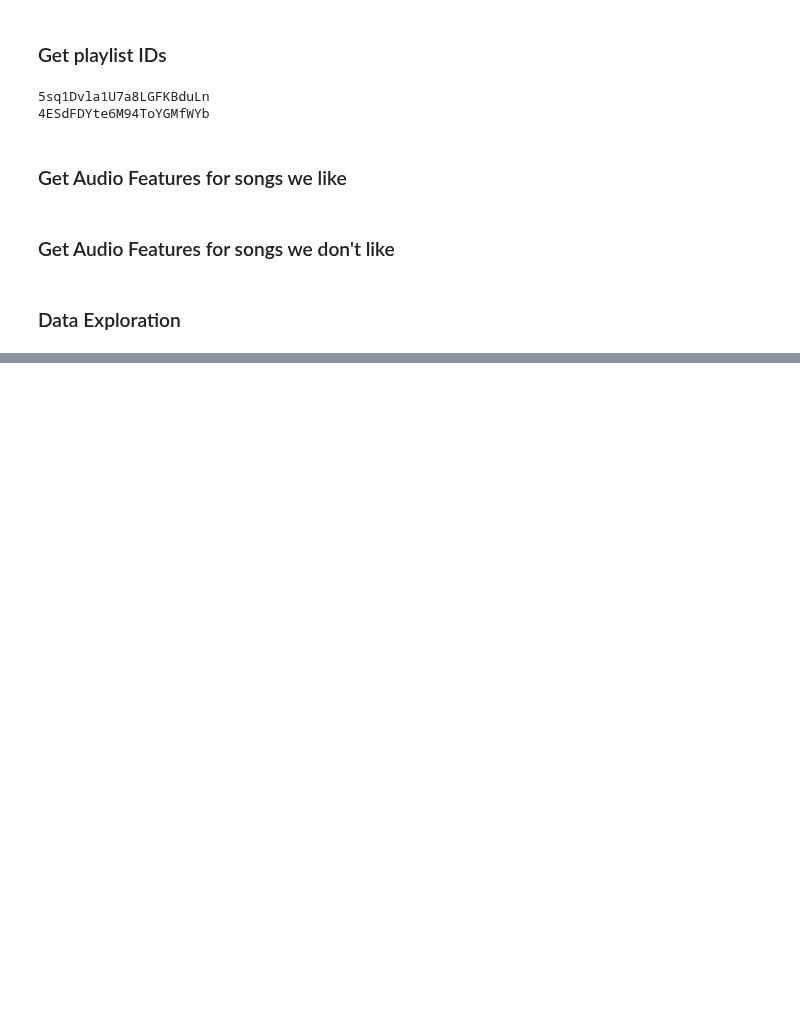
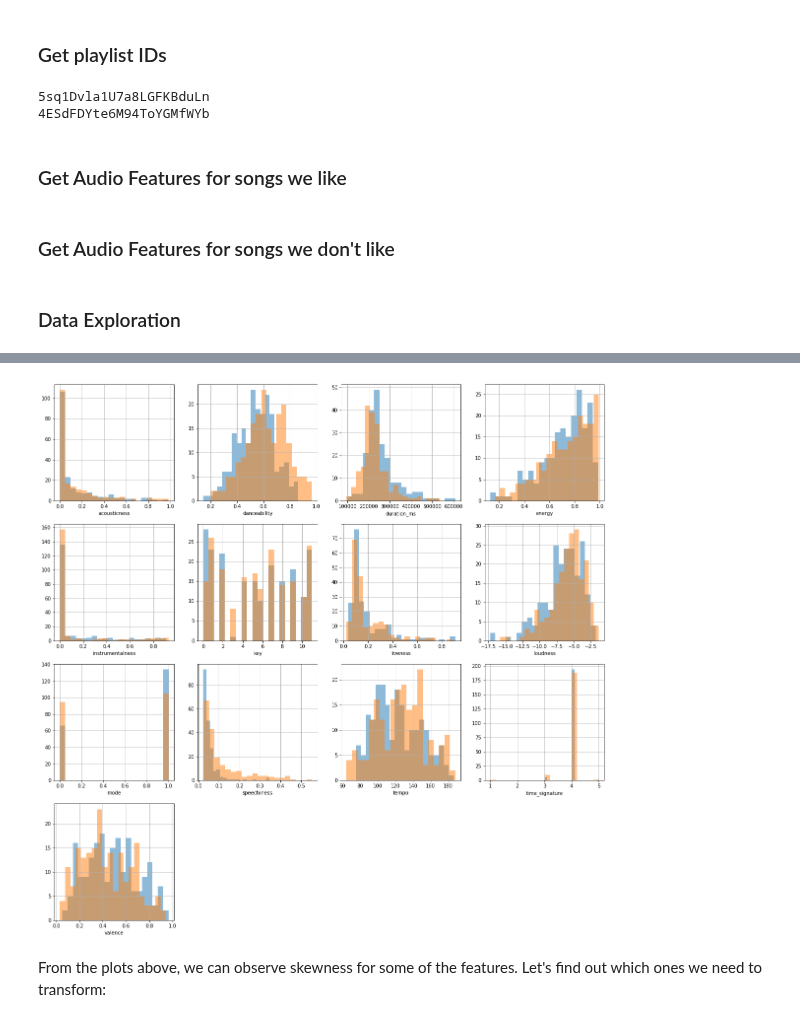
Before and after one commit to ashiquem/spotifyMusicClassifier, a Jupyter notebook: spotifyMusicClassifier.ipynb, the cells around one changed output, grey strips where cells are left out. Saved outputs shown, nothing was run; the diff lists cells and outputs as text; code cells hidden in the pictures; blank space fills up the shorter version.

Commit message:
Data visualization and preprocessing

```diff
--- a/spotifyMusicClassifier.ipynb
+++ b/spotifyMusicClassifier.ipynb
@@ -95,0 +84,21 @@ likeSongsFeatures.describe()
+# %%
+numerical = ['acousticness','danceability',
+             'duration_ms','energy','instrumentalness',
+             'key','liveness','loudness','mode',
+            'speechiness','tempo','time_signature','valence']
+
+likeData = likeSongsFeatures[numerical]
+dislikeData = dislikeSongsFeatures[numerical]
+# %%
+#Visualizing the data
+fig = plt.figure(figsize=(20,20))
+
+for i,feature in enumerate(likeData):
+    plt.subplot(4,4,(i+1))
+    likeData[feature].hist(alpha=0.5,bins= 20)
+    dislikeData[feature].hist(alpha=0.5,bins= 20)
+    plt.xlabel(feature)
+# %% [output]
+[figure, added]
+# %% [markdown]
+From the plots above, we can observe skewness for some of the features. Let's find out which ones we need to transform:
```
Also changed, not shown: parts of 6 cells of this notebook.
